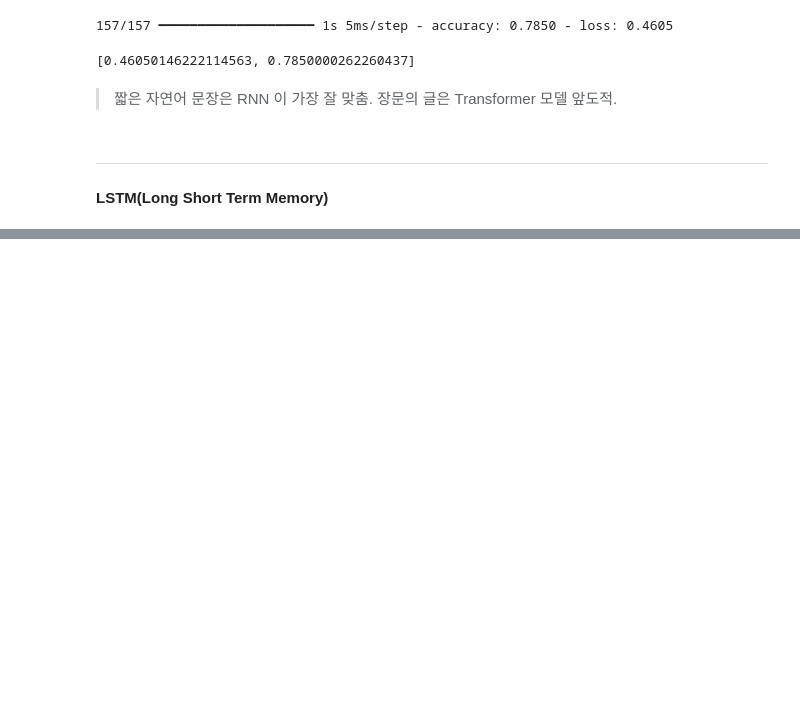
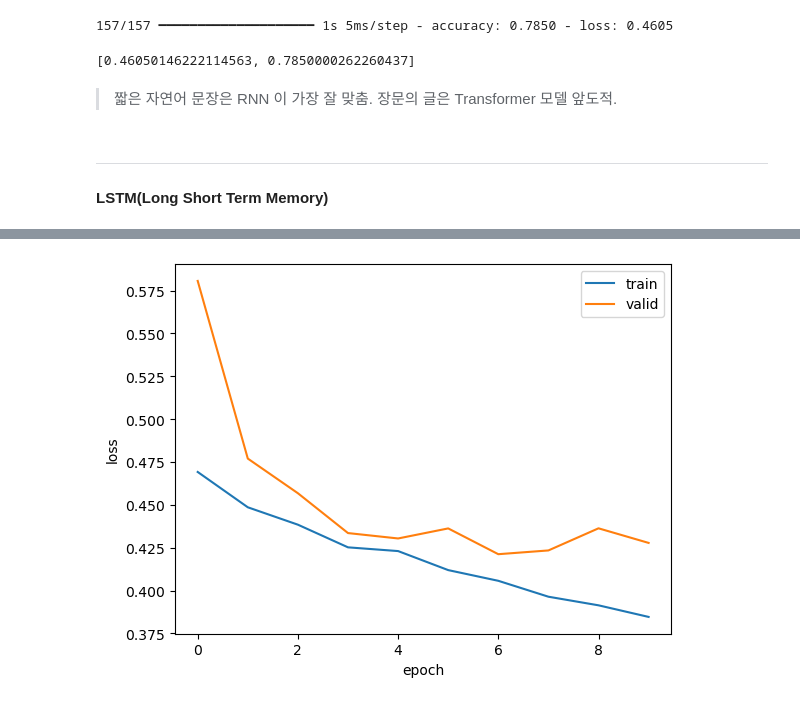
Before and after one commit to Sphen1sc1dae/MachineLearning, a Jupyter notebook: Note_DL/18.순환신경망으로 imdb리뷰 분류하기.ipynb, the cells around one changed output, grey strips where cells are left out. Drawn from its saved outputs; the diff is of its cells as text; code cells hidden in the pictures; blank space fills up the shorter version.

```diff
--- a/Note_DL/18.순환신경망으로 imdb리뷰 분류하기.ipynb
+++ b/Note_DL/18.순환신경망으로 imdb리뷰 분류하기.ipynb
@@ -269,4 +269,37 @@ model.evaluate(val_oh, val_target)
 ---
 #### LSTM(Long Short Term Memory)
 # %%
-a = 1
+model = keras.Sequential()
+model.add(
+    keras.layers.Embedding(500, 16)
+)
+model.add(
+    keras.layers.LSTM(8) # 주식 Data 에 많이 사용됨
+)
+model.add(
+    keras.layers.Dense(1, activation='sigmoid')
+)
+model.build(
+    input_shape = (None, 100)
+)
+# %%
+model.compile(
+    optimizer='rmsprop',
+    loss = 'binary_crossentropy',
+    metrics=['accuracy']
+)
+# %%
+checkpoint_cb = keras.callbacks.ModelCheckpoint('../Data/best_lstm.keras')
+early_stopping_cb = keras.callbacks.EarlyStopping(
+    patience=3,
+    restore_best_weights=True
+)
+# %%
+history = model.fit(
+    train_seq,
+    train_target,
+    epochs=100,
+    batch_size=64,
+    validation_data = (val_seq, val_target),
+    callbacks=[checkpoint_cb, early_stopping_cb]
+)
@@ -272,0 +338,10 @@ a = 1
+# %%
+# 시각화 해보기
+plt.plot(history.history['loss'])
+plt.plot(history.history['val_loss'])
+plt.xlabel('epoch')
+plt.ylabel('loss')
+plt.legend(['train', 'valid'])
+plt.show()
+# %% [output]
+[figure, added]
```
Also changed, not shown: parts of 3 cells of this notebook, 1 other file.
